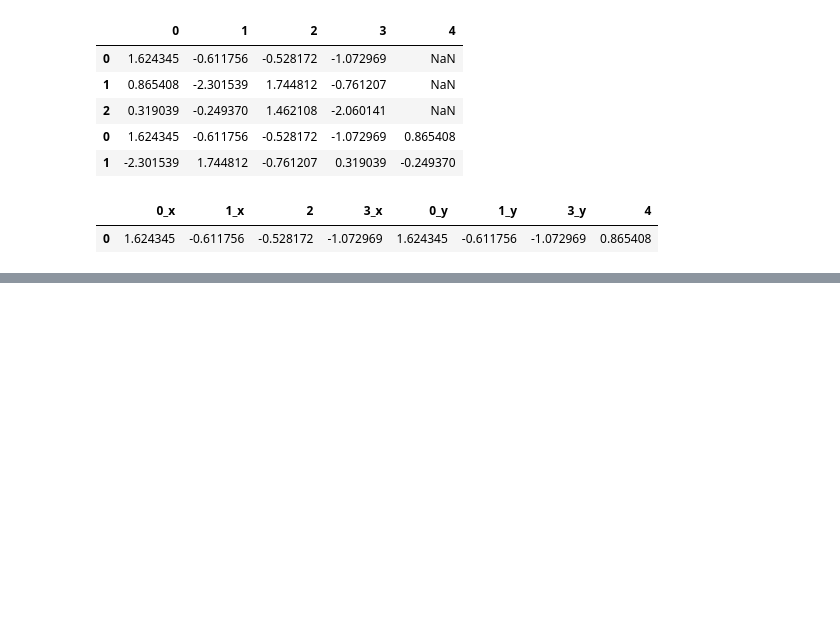
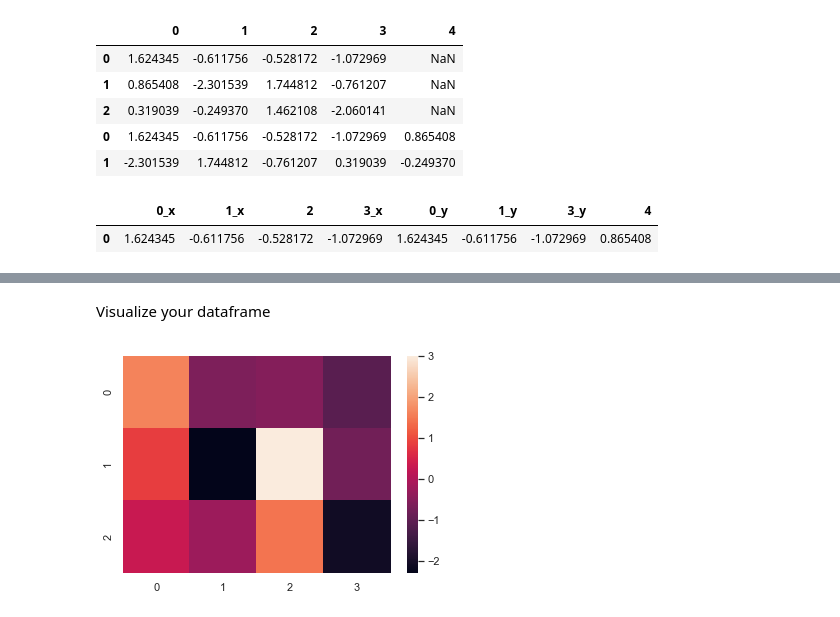
Before and after one commit to lutherkhill/hands_on_ipython_tutorial, a Jupyter notebook: Hands_on_ipython.ipynb, the cells around one changed output, grey strips where cells are left out. Cells and saved outputs as stored; diff of their text form; code cells hidden in the pictures; blank space fills up the shorter version.

```diff
--- a/Hands_on_ipython.ipynb
+++ b/Hands_on_ipython.ipynb
@@ -247,3 +247,9 @@ display(df_merg)
 # %% [output]
 |  | 0_x | 1_x | 2 | 3_x | 0_y | 1_y | 3_y | 4 |
 | 0 | 1.624345 | -0.611756 | -0.528172 | -1.072969 | 1.624345 | -0.611756 | -1.072969 | 0.865408 |
+# %%
+## change some values on '2'
+df2.iloc[1,2] = 3
+df2.iloc[0,2] = 4
+df1.iloc[1,2] = 3
+display(pd.merge(df1, df2, on=2))
@@ -249,0 +291,9 @@ display(df_merg)
+# %% [markdown]
+Visualize your dataframe
+# %%
+## plot dataframe in python
+import seaborn as sns; sns.set()
+sns.heatmap(df1)
+plt.show()
+# %% [output]
+[figure, added]
```
Also changed, not shown: parts of 6 cells of this notebook.
